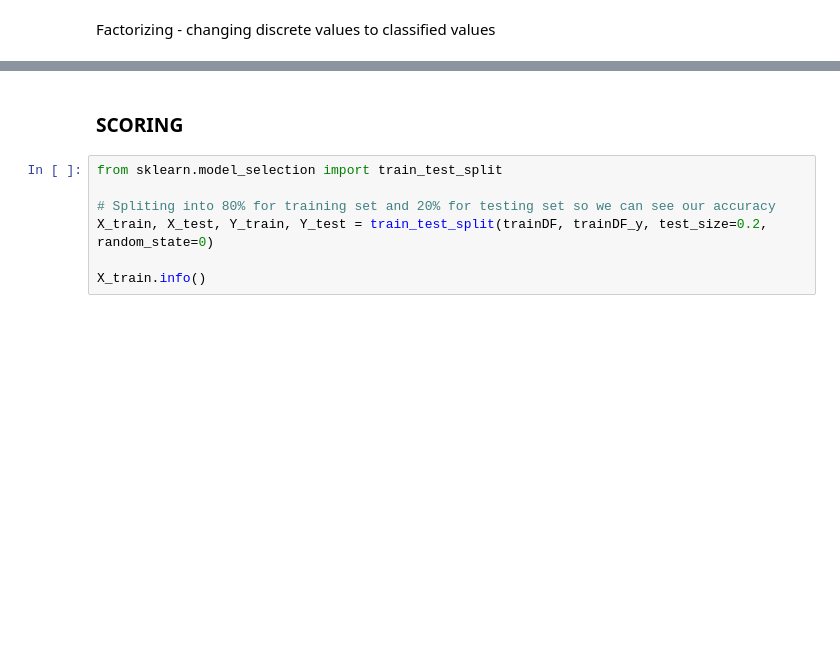
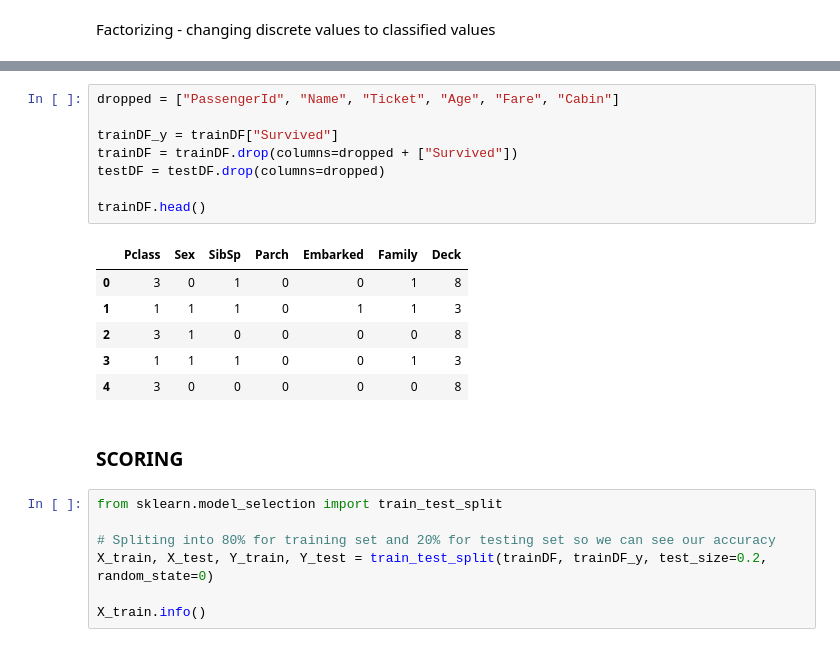
Before and after one commit to LuanKrzyzaniak/machine-learning-study, a Jupyter notebook: code/titanic/titanic.ipynb, the cells around one changed output, grey strips where cells are left out. Cells and saved outputs as stored; diff of their text form; blank space fills up the shorter version.

```diff
--- a/code/titanic/titanic.ipynb
+++ b/code/titanic/titanic.ipynb
@@ -149,3 +150,18 @@ trainDF.head()
+# %%
+dropped = ["PassengerId", "Name", "Ticket", "Age", "Fare", "Cabin"]
+
+trainDF_y = trainDF["Survived"]
+trainDF = trainDF.drop(columns=dropped + ["Survived"])
+testDF = testDF.drop(columns=dropped)
+
+trainDF.head()
+# %% [output]
+|  | Pclass | Sex | SibSp | Parch | Embarked | Family | Deck |
+| 0 | 3 | 0 | 1 | 0 | 0 | 1 | 8 |
+| 1 | 1 | 1 | 1 | 0 | 1 | 1 | 3 |
+| 2 | 3 | 1 | 0 | 0 | 0 | 0 | 8 |
+| 3 | 1 | 1 | 1 | 0 | 0 | 1 | 3 |
+| 4 | 3 | 0 | 0 | 0 | 0 | 0 | 8 |
 # %% [markdown]
 ### SCORING
 # %%
```
Also changed, not shown: parts of 10 cells of this notebook, 4 other files.
